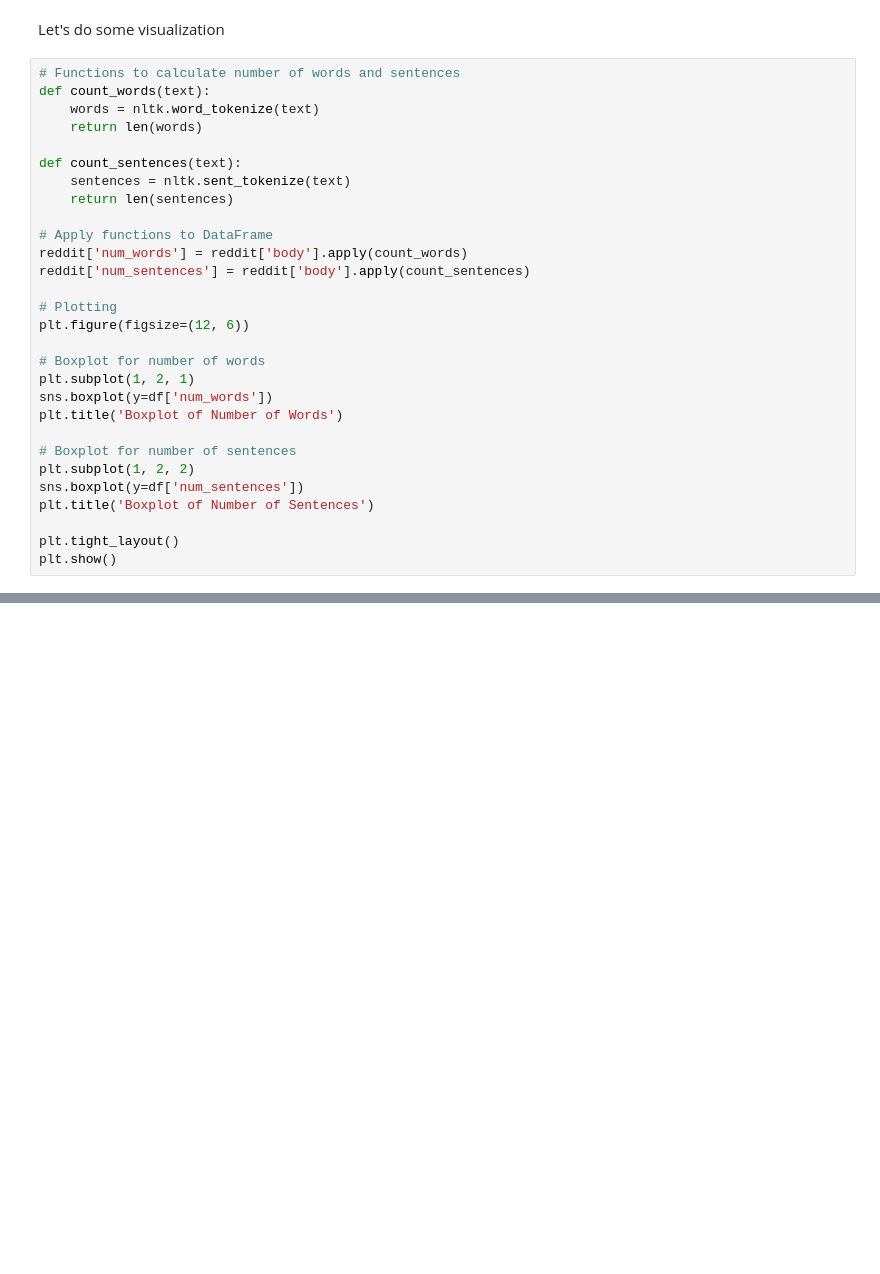
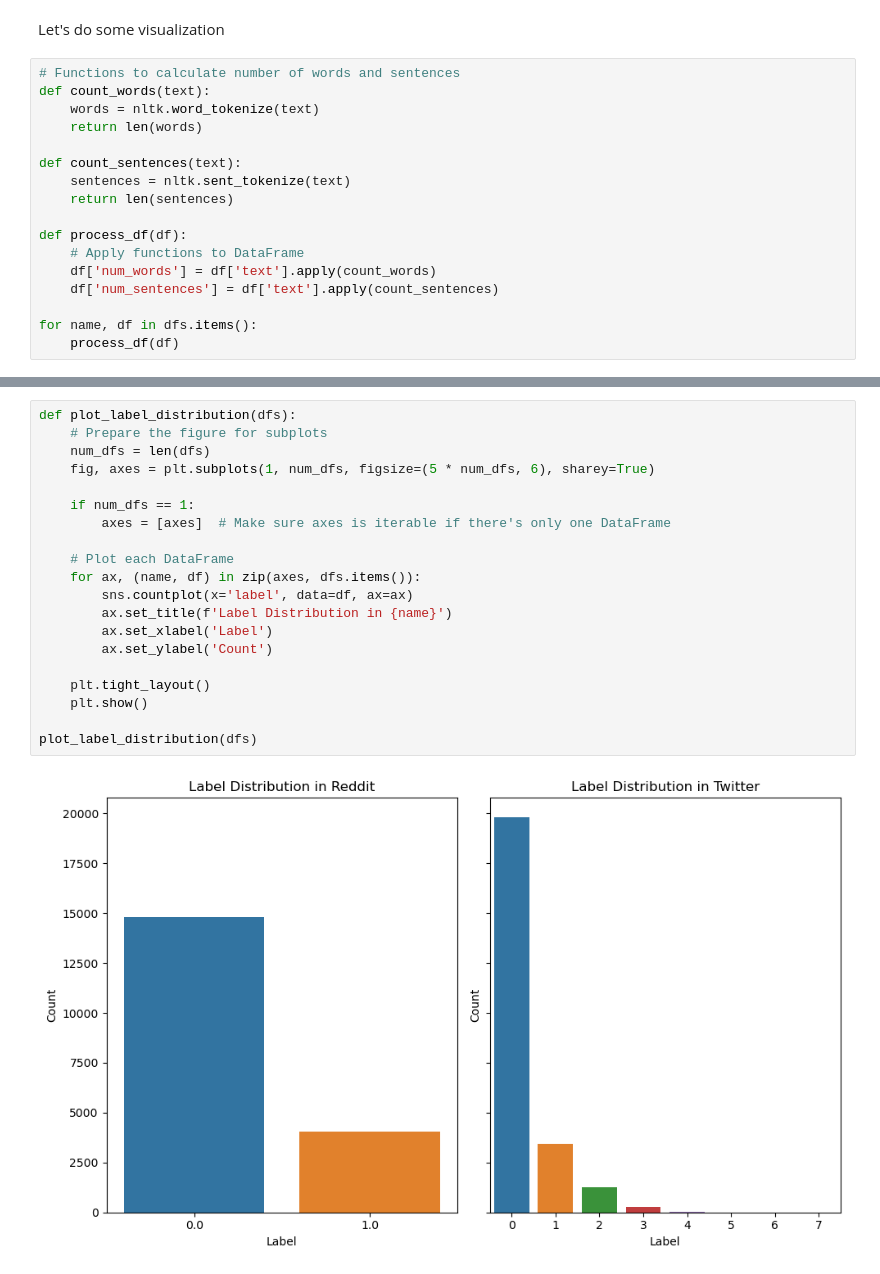
Before and after one commit to LeTartap/hate-speech-classification, a Jupyter notebook: dpt/dpt.ipynb, the cells around one changed output, grey strips where cells are left out. Saved outputs shown, nothing was run; the diff lists cells and outputs as text; blank space fills up the shorter version.

```diff
--- a/dpt/dpt.ipynb
+++ b/dpt/dpt.ipynb
@@ -59,22 +132,10 @@ def count_sentences(text):
     sentences = nltk.sent_tokenize(text)
     return len(sentences)
 
-# Apply functions to DataFrame
-reddit['num_words'] = reddit['body'].apply(count_words)
-reddit['num_sentences'] = reddit['body'].apply(count_sentences)
+def process_df(df):
+    # Apply functions to DataFrame
+    df['num_words'] = df['text'].apply(count_words)
+    df['num_sentences'] = df['text'].apply(count_sentences)
 
-# Plotting
-plt.figure(figsize=(12, 6))
-
-# Boxplot for number of words
-plt.subplot(1, 2, 1)
-sns.boxplot(y=df['num_words'])
-plt.title('Boxplot of Number of Words')
-
-# Boxplot for number of sentences
-plt.subplot(1, 2, 2)
-sns.boxplot(y=df['num_sentences'])
-plt.title('Boxplot of Number of Sentences')
-
-plt.tight_layout()
-plt.show()
+for name, df in dfs.items():
+    process_df(df)
@@ -80,0 +225,22 @@ plt.show()
+# %%
+def plot_label_distribution(dfs):
+    # Prepare the figure for subplots
+    num_dfs = len(dfs)
+    fig, axes = plt.subplots(1, num_dfs, figsize=(5 * num_dfs, 6), sharey=True)
+
+    if num_dfs == 1:
+        axes = [axes]  # Make sure axes is iterable if there's only one DataFrame
+
+    # Plot each DataFrame
+    for ax, (name, df) in zip(axes, dfs.items()):
+        sns.countplot(x='label', data=df, ax=ax)
+        ax.set_title(f'Label Distribution in {name}')
+        ax.set_xlabel('Label')
+        ax.set_ylabel('Count')
+
+    plt.tight_layout()
+    plt.show()
+
+plot_label_distribution(dfs)
+# %% [output]
+[figure, added]
```
Also changed, not shown: parts of 12 cells of this notebook.
